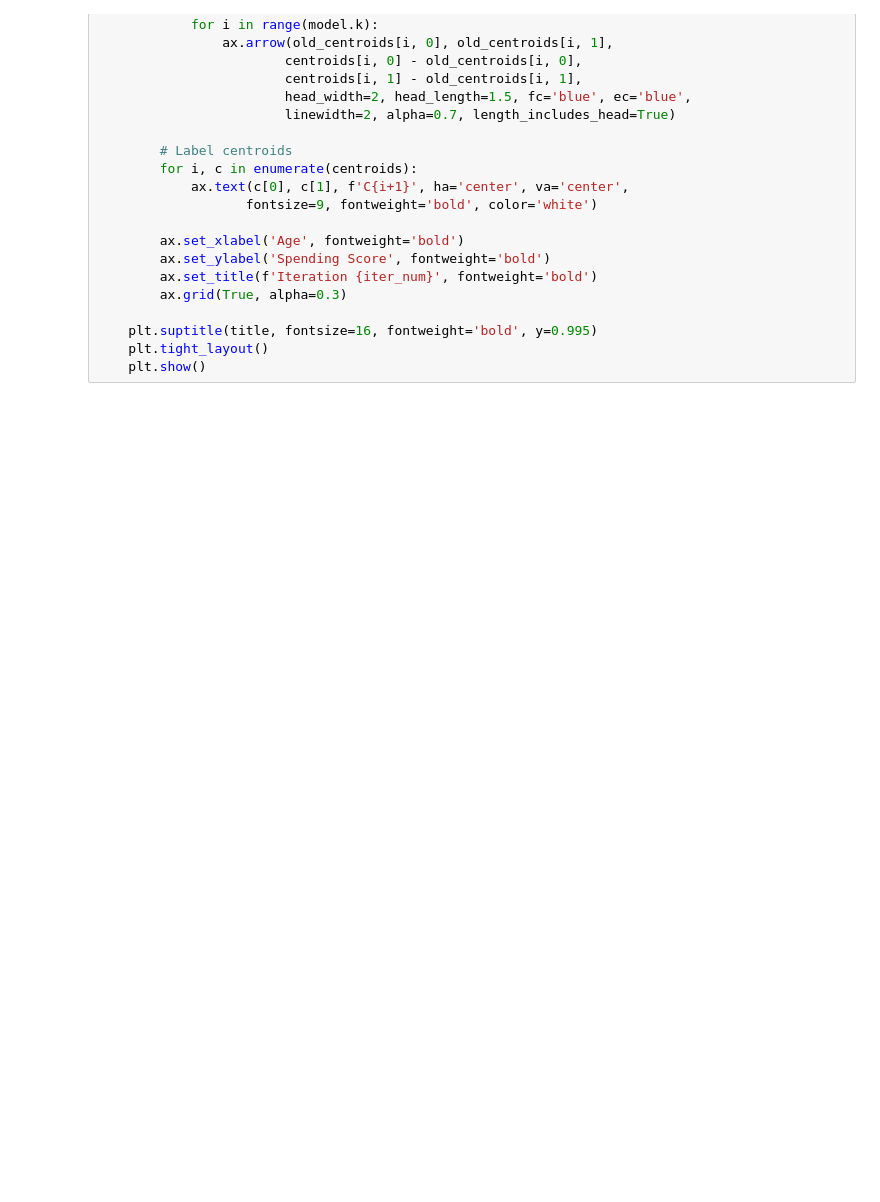
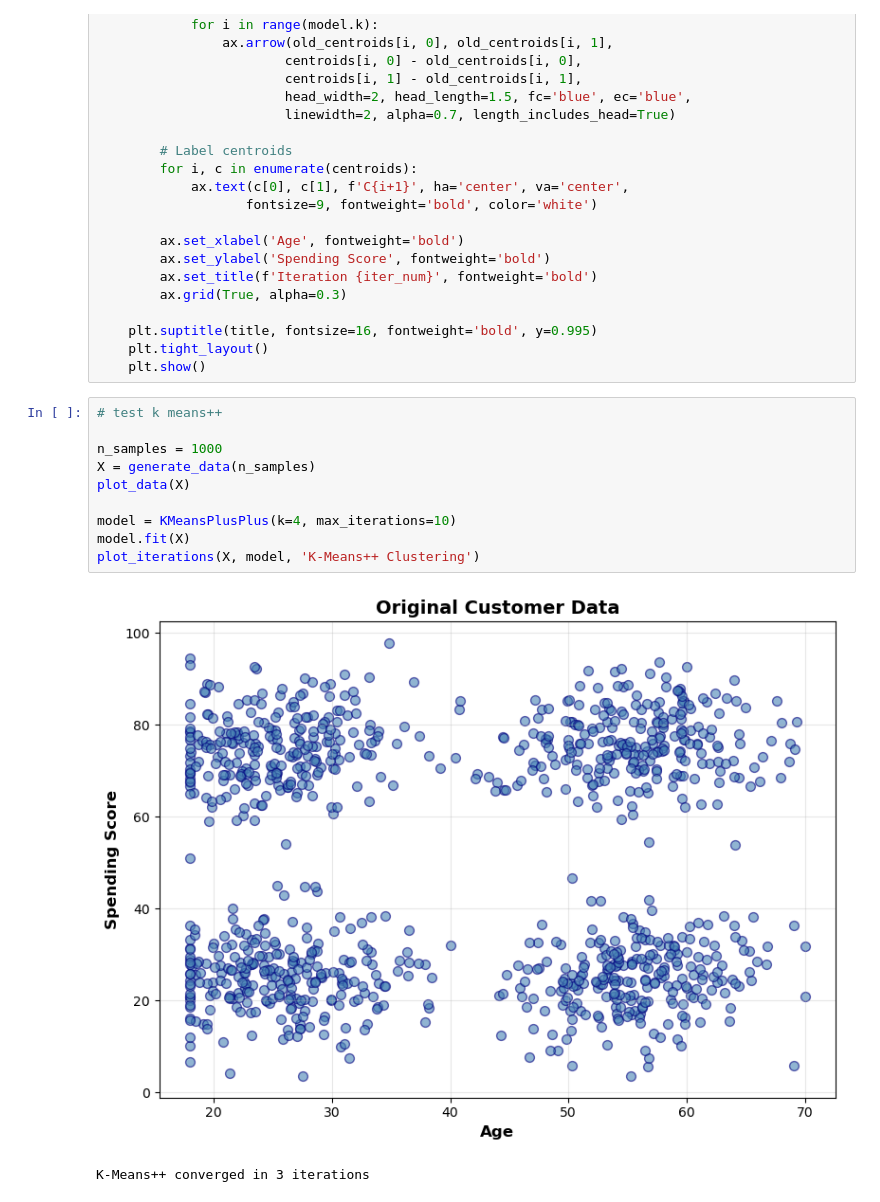
Before and after one commit to ChamplainWilliam/assignment3, a Jupyter notebook: Clustering1.ipynb, the cells around one changed output. Cells and saved outputs as stored; diff of their text form; blank space fills up the shorter version.

Commit message:
kmeans and kmedoids, working on dbscan

```diff
--- a/Clustering1.ipynb
+++ b/Clustering1.ipynb
@@ -190,3 +190,16 @@ def plot_iterations(X, model, title):
     plt.suptitle(title, fontsize=16, fontweight='bold', y=0.995)
     plt.tight_layout()
     plt.show()
+# %%
+# test k means++
+
+n_samples = 1000
+X = generate_data(n_samples)
+plot_data(X)
+
+model = KMeansPlusPlus(k=4, max_iterations=10)
+model.fit(X)
+plot_iterations(X, model, 'K-Means++ Clustering')
+# %% [output]
+[figure, added]
+K-Means++ converged in 3 iterations
```
Also changed, not shown: parts of 1 cell of this notebook, 1 other file.
